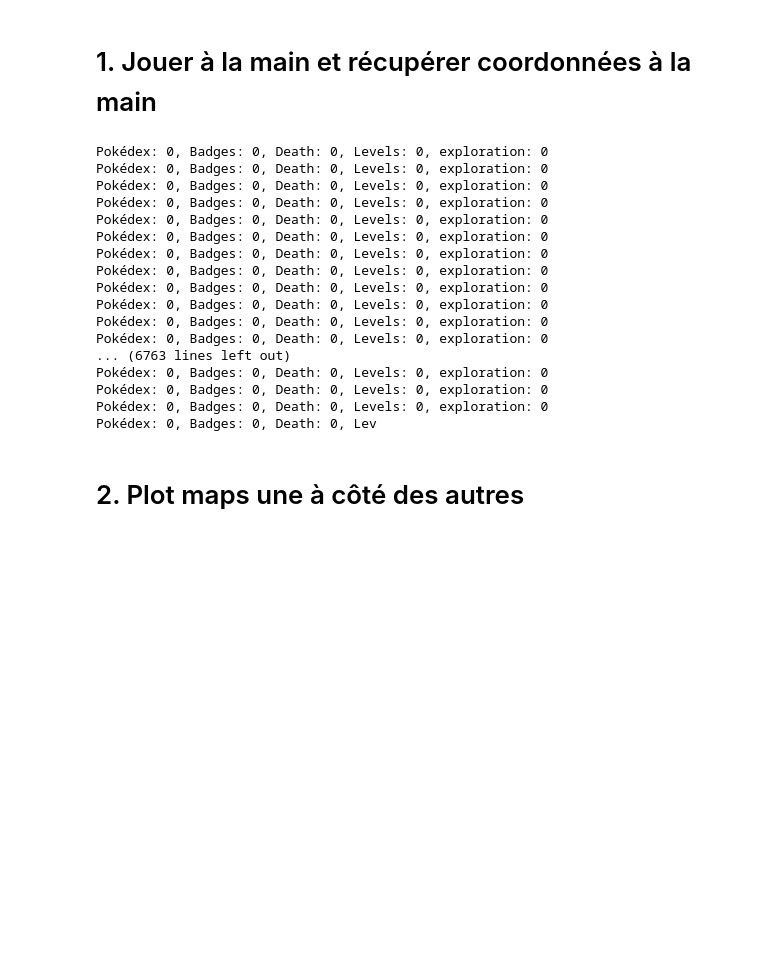
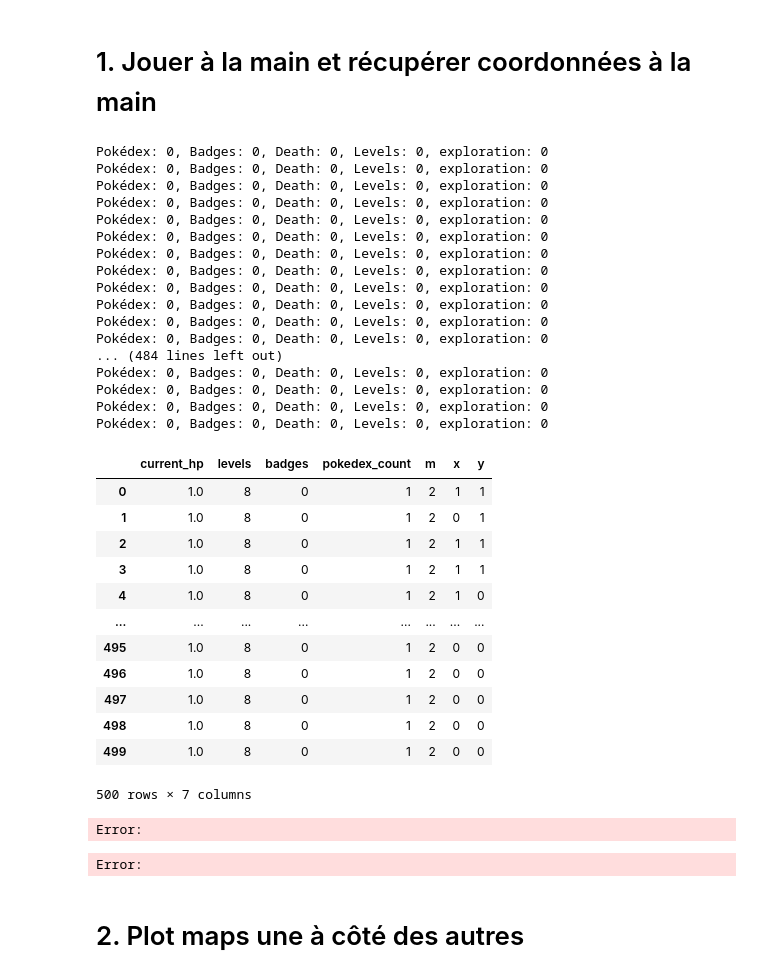
Before and after one commit to jskaf34/RL-GAN-Exploration-in-Pokemon, a Jupyter notebook: creating_visualization.ipynb, the cells around one changed output. Saved outputs shown, nothing was run; the diff lists cells and outputs as text; code cells hidden in the pictures; blank space fills up the shorter version.

Commit message:
Adding info to be saved in environment

```diff
--- a/creating_visualization.ipynb
+++ b/creating_visualization.ipynb
@@ -60,7 +61,7 @@ screenshot_dir = "screenshots"
 if not os.path.exists(screenshot_dir):
     os.makedirs(screenshot_dir)
 
-dict_coords = {}
+data_coords = pd.DataFrame(columns=['m', 'x', 'y'])
 
 def play_game():
     pygame.init()
@@ -68,9 +69,9 @@ def play_game():
     env = PokemonEnv()
 
     env.reset()
-    random = False
+    random = True
 
-    for i in tqdm(range(20000)):
+    for _ in tqdm(range(500)):
 
         if random:
             action = np.random.randint(0,7)
@@ -82,17 +83,17 @@ def play_game():
 
         env.step(action)
 
-        if i%10==0:
-            screen_image = env.pyboy.screen_image()
-            screen_image.save(f"screenshots/frame_test_{i//10}.png")
+        # if i%10==0:
+        #     screen_image = env.pyboy.screen_image()
+        #     screen_image.save(f"screenshots/frame_test_{i//10}.png")
 
         #print(f"Action: {action}, Reward: {reward}, Total Reward: {total_reward}")
 
     env.close()
 
-    return env.seen_coords
+    return env.data_info
 # %%
-seen_coords = play_game()
+data_info = play_game()
 # %% [output]
 Pokédex: 0, Badges: 0, Death: 0, Levels: 0, exploration: 0
 Pokédex: 0, Badges: 0, Death: 0, Levels: 0, exploration: 0
@@ -106,11 +107,32 @@ Pokédex: 0, Badges: 0, Death: 0, Levels: 0, exploration: 0
 Pokédex: 0, Badges: 0, Death: 0, Levels: 0, exploration: 0
 Pokédex: 0, Badges: 0, Death: 0, Levels: 0, exploration: 0
 Pokédex: 0, Badges: 0, Death: 0, Levels: 0, exploration: 0
-... (6763 lines left out)
+... (484 lines left out)
 Pokédex: 0, Badges: 0, Death: 0, Levels: 0, exploration: 0
 Pokédex: 0, Badges: 0, Death: 0, Levels: 0, exploration: 0
 Pokédex: 0, Badges: 0, Death: 0, Levels: 0, exploration: 0
-Pokédex: 0, Badges: 0, Death: 0, Lev
+Pokédex: 0, Badges: 0, Death: 0, Levels: 0, exploration: 0
+# %%
+data_info
+# %% [output]
+|  | current_hp | levels | badges | pokedex_count | m | x | y |
+| 0 | 1.0 | 8 | 0 | 1 | 2 | 1 | 1 |
+| 1 | 1.0 | 8 | 0 | 1 | 2 | 0 | 1 |
+| 2 | 1.0 | 8 | 0 | 1 | 2 | 1 | 1 |
+| 3 | 1.0 | 8 | 0 | 1 | 2 | 1 | 1 |
+| 4 | 1.0 | 8 | 0 | 1 | 2 | 1 | 0 |
+| ... | ... | ... | ... | ... | ... | ... | ... |
+| 495 | 1.0 | 8 | 0 | 1 | 2 | 0 | 0 |
+| 496 | 1.0 | 8 | 0 | 1 | 2 | 0 | 0 |
+| 497 | 1.0 | 8 | 0 | 1 | 2 | 0 | 0 |
+| 498 | 1.0 | 8 | 0 | 1 | 2 | 0 | 0 |
+| 499 | 1.0 | 8 | 0 | 1 | 2 | 0 | 0 |
+500 rows × 7 columns
+Error:
+# %%
+data_coords.to_csv("data_coords_test.csv")
+# %% [output]
+Error:
 # %% [markdown]
 # 2. Plot maps une à côté des autres
 # %%
```
Also changed, not shown: parts of 13 cells of this notebook.
